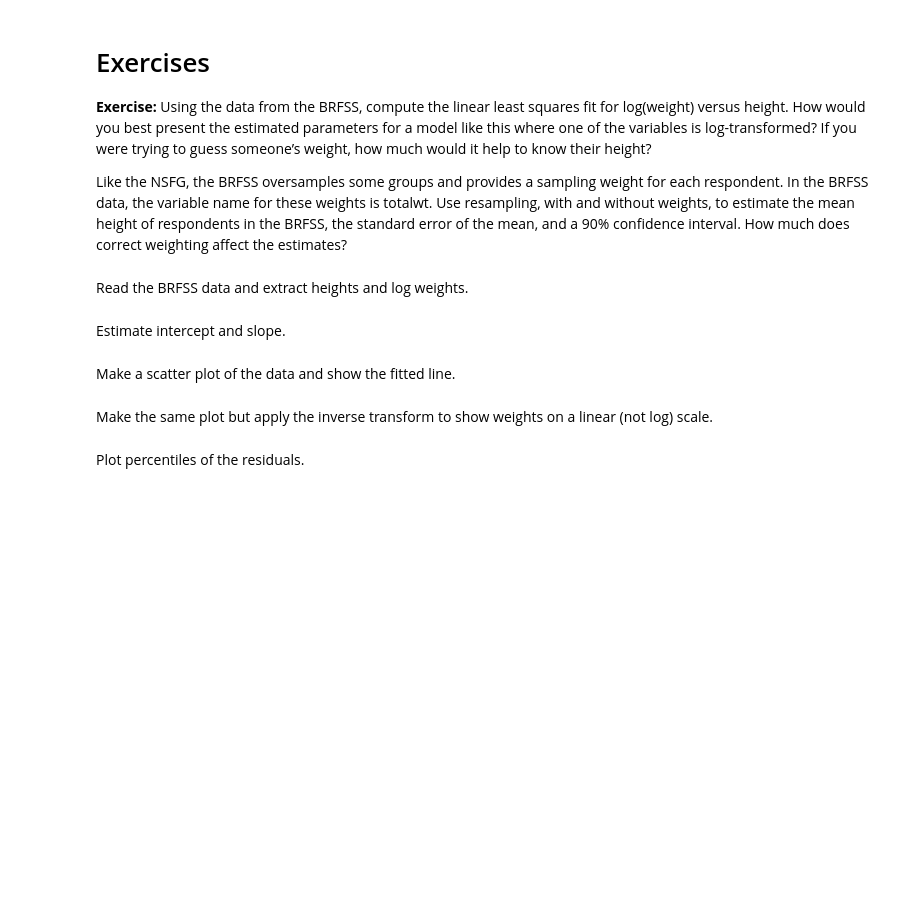
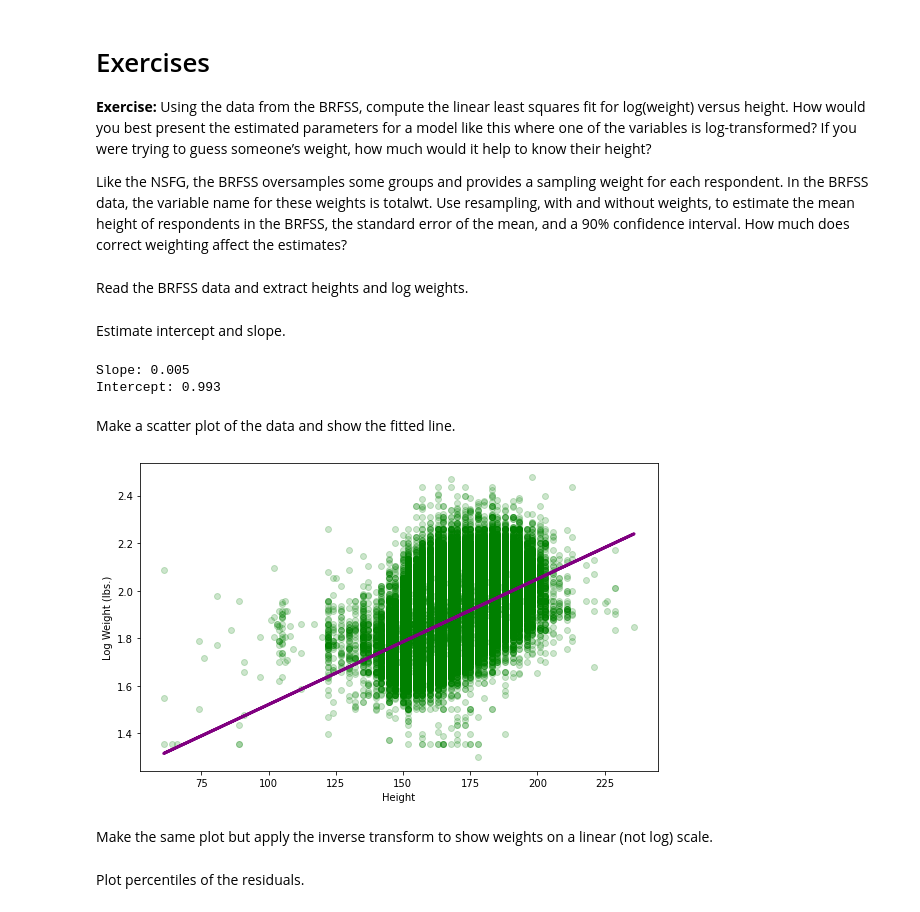
Before and after one commit to Morgan-Sell/ThinkStats2, a Jupyter notebook: code/chap10ex.ipynb, the cells around one changed output. Cells and saved outputs as stored; diff of their text form; code cells hidden in the pictures; blank space fills up the shorter version.

```diff
--- a/code/chap10ex.ipynb
+++ b/code/chap10ex.ipynb
@@ -446,2 +478,15 @@ Estimate intercept and slope.
+# %%
+# Solution goes here
+mean_height, var_height = MeanVar(heights)
+mean_log_weight = Mean(log_weights)
+
+slope = Cov(heights, log_weights, mean_height, mean_log_weight) / var_height
+intercept = mean_log_weight - slope * mean_height
+
+print(f"Slope: {slope:.3f}")
+print(f"Intercept: {intercept:.3f}")
+# %% [output]
+Slope: 0.005
+Intercept: 0.993
 # %% [markdown]
 Make a scatter plot of the data and show the fitted line.
@@ -450,3 +493,16 @@ Make a scatter plot of the data and show the fitted line.
+# %%
+# Solution goes here
+fig, ax = plt.subplots(figsize=(8,5))
+y_pred = slope * heights + intercept
+
+ax.scatter(heights, log_weights, color='green', alpha=0.2)
+ax.plot(heights, y_pred, color='purple', linewidth=3)
+ax.set_xlabel("Height")
+ax.set_ylabel("Log Weight (lbs.)")
+
+fig.tight_layout();
+# %% [output]
+[figure, added]
 # %% [markdown]
 Make the same plot but apply the inverse transform to show weights on a linear (not log) scale.
 # %%
```
Also changed, not shown: parts of 27 cells of this notebook.
